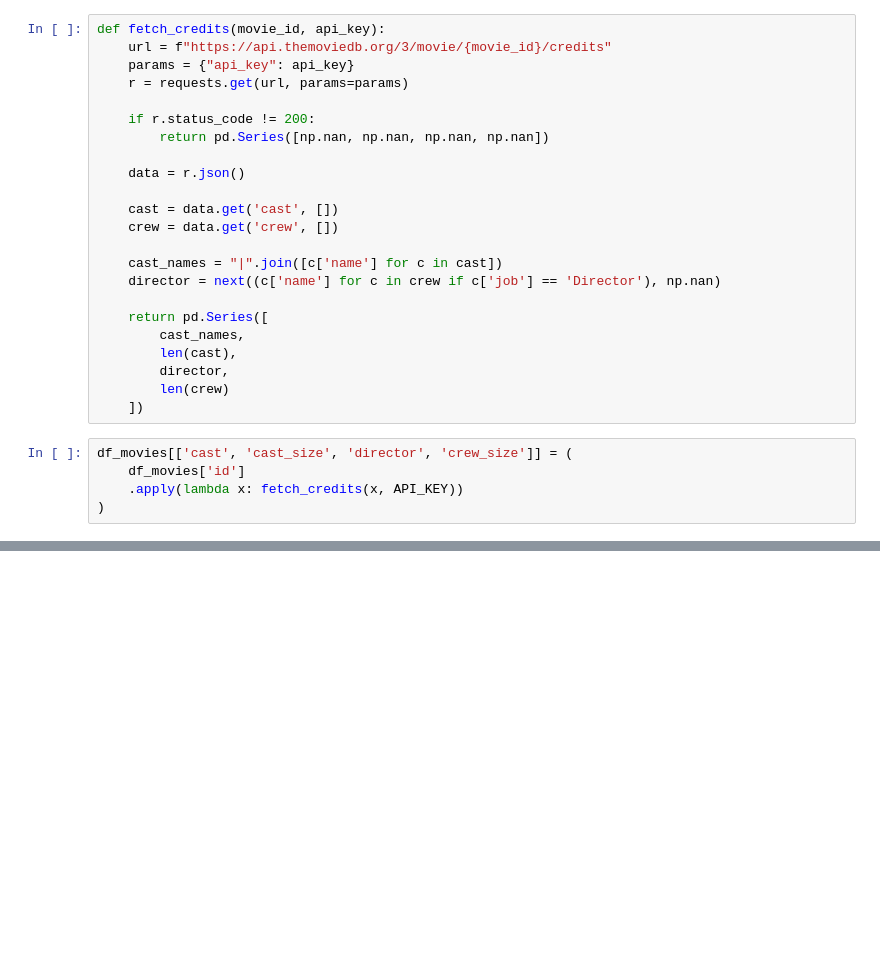
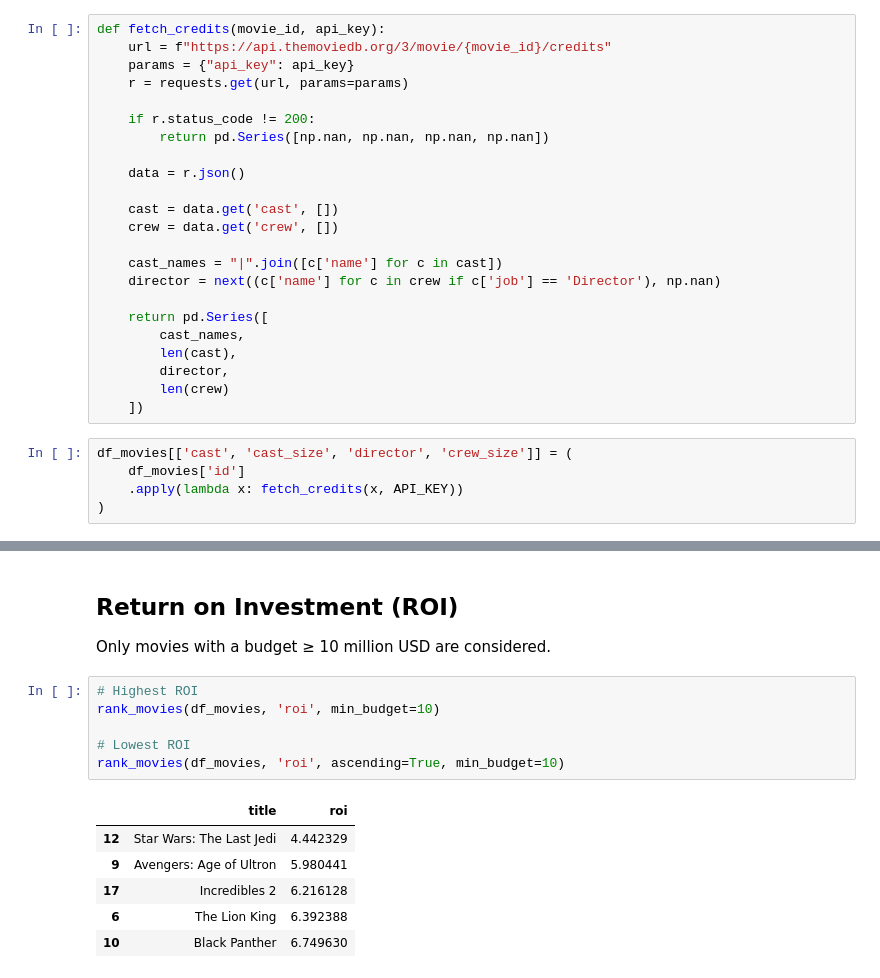
Before and after one commit to Damas200/tmdb-movie-data-analysis, a Jupyter notebook: TMDB_Movie_Data_Analysis.ipynb, the cells around one changed output, grey strips where cells are left out. Cells and saved outputs as stored; diff of their text form; blank space fills up the shorter version.

```diff
--- a/TMDB_Movie_Data_Analysis.ipynb
+++ b/TMDB_Movie_Data_Analysis.ipynb
@@ -259,0 +308,16 @@ df_movies[['cast', 'cast_size', 'director', 'crew_size']] = (
+# %% [markdown]
+## Return on Investment (ROI)
+Only movies with a budget ≥ 10 million USD are considered.
+# %%
+# Highest ROI
+rank_movies(df_movies, 'roi', min_budget=10)
+
+# Lowest ROI
+rank_movies(df_movies, 'roi', ascending=True, min_budget=10)
+# %% [output]
+|  | title | roi |
+| 12 | Star Wars: The Last Jedi | 4.442329 |
+| 9 | Avengers: Age of Ultron | 5.980441 |
+| 17 | Incredibles 2 | 6.216128 |
+| 6 | The Lion King | 6.392388 |
+| 10 | Black Panther | 6.749630 |
```
Also changed, not shown: parts of 19 cells of this notebook.
